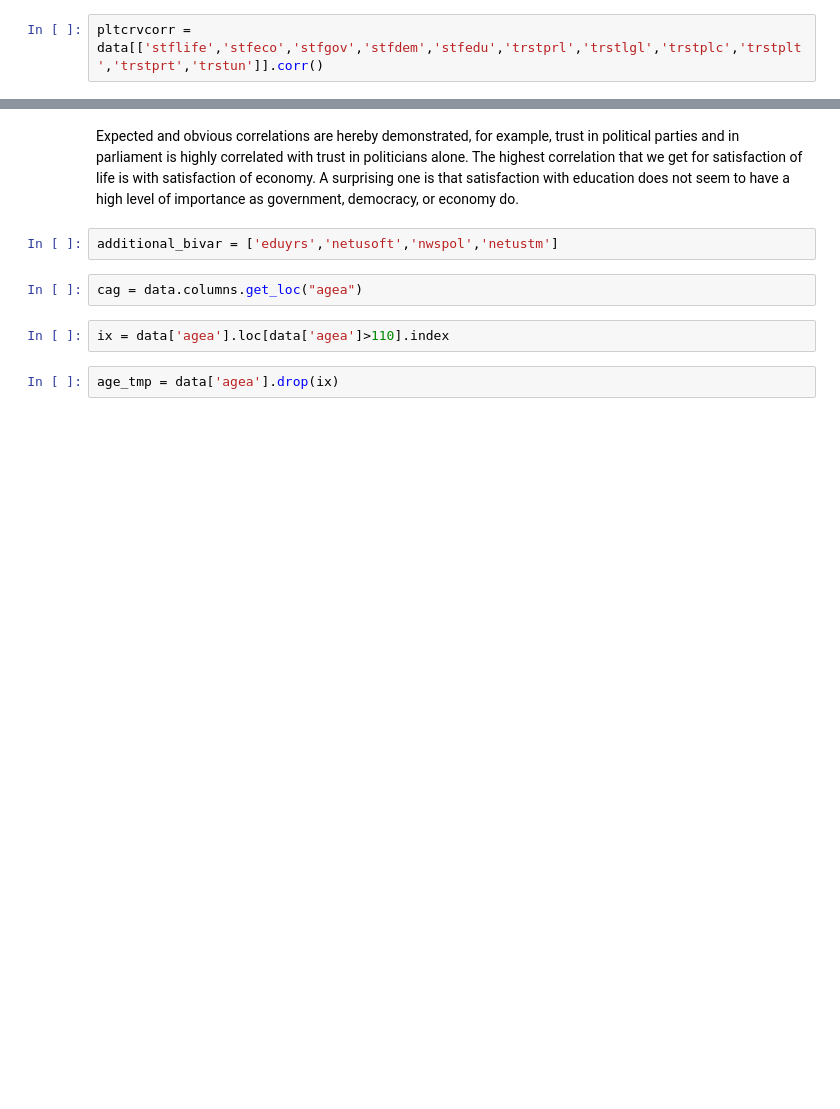
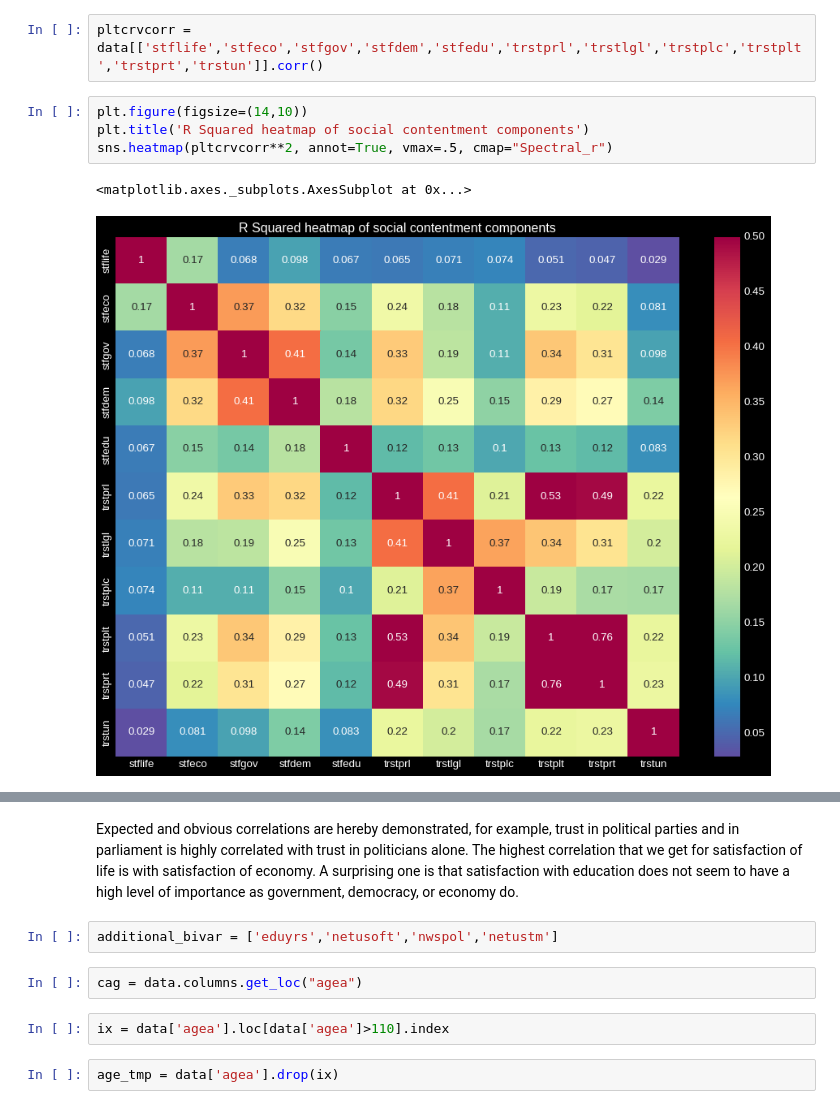
Before and after one commit to ivanachillee/social-perception, a Jupyter notebook: notebooks/SP_Cleaning_and_EDA.ipynb, the cells around one changed output, grey strips where cells are left out. Drawn from its saved outputs; the diff is of its cells as text; blank space fills up the shorter version.

```diff
--- a/notebooks/SP_Cleaning_and_EDA.ipynb
+++ b/notebooks/SP_Cleaning_and_EDA.ipynb
@@ -607,5 +607,12 @@ plt.axhline(np.mean(rev(data['polintr'],4)), linestyle='--', color='lime') #reve
 # %%
 pltcrvcorr = data[['stflife','stfeco','stfgov','stfdem','stfedu','trstprl','trstlgl','trstplc','trstplt','trstprt','trstun']].corr()
+# %%
+plt.figure(figsize=(14,10))
+plt.title('R Squared heatmap of social contentment components')
+sns.heatmap(pltcrvcorr**2, annot=True, vmax=.5, cmap="Spectral_r")
+# %% [output]
+<matplotlib.axes._subplots.AxesSubplot at 0x...>
+[figure, added]
 # %%
 plt.figure(figsize=(14,10))
 plt.title('Correlation heatmap of social contentment components')
```
Also changed, not shown: parts of 22 cells of this notebook.
